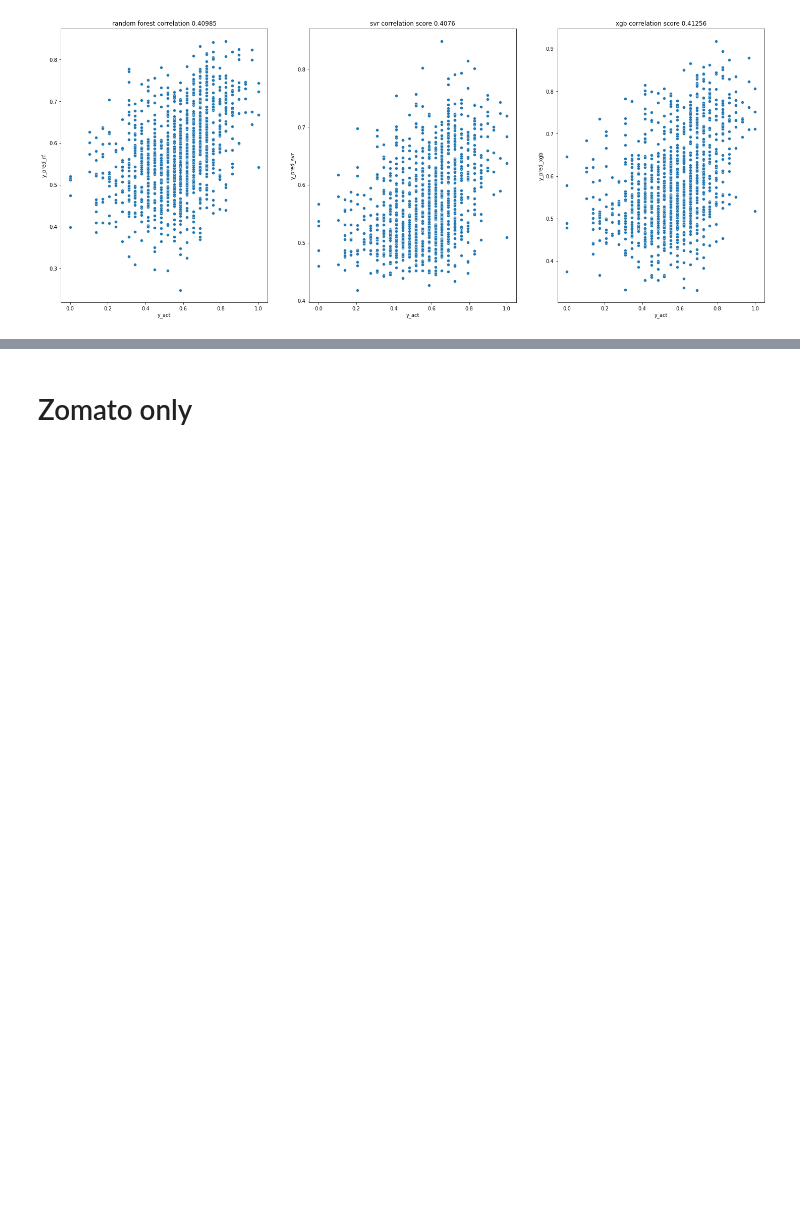
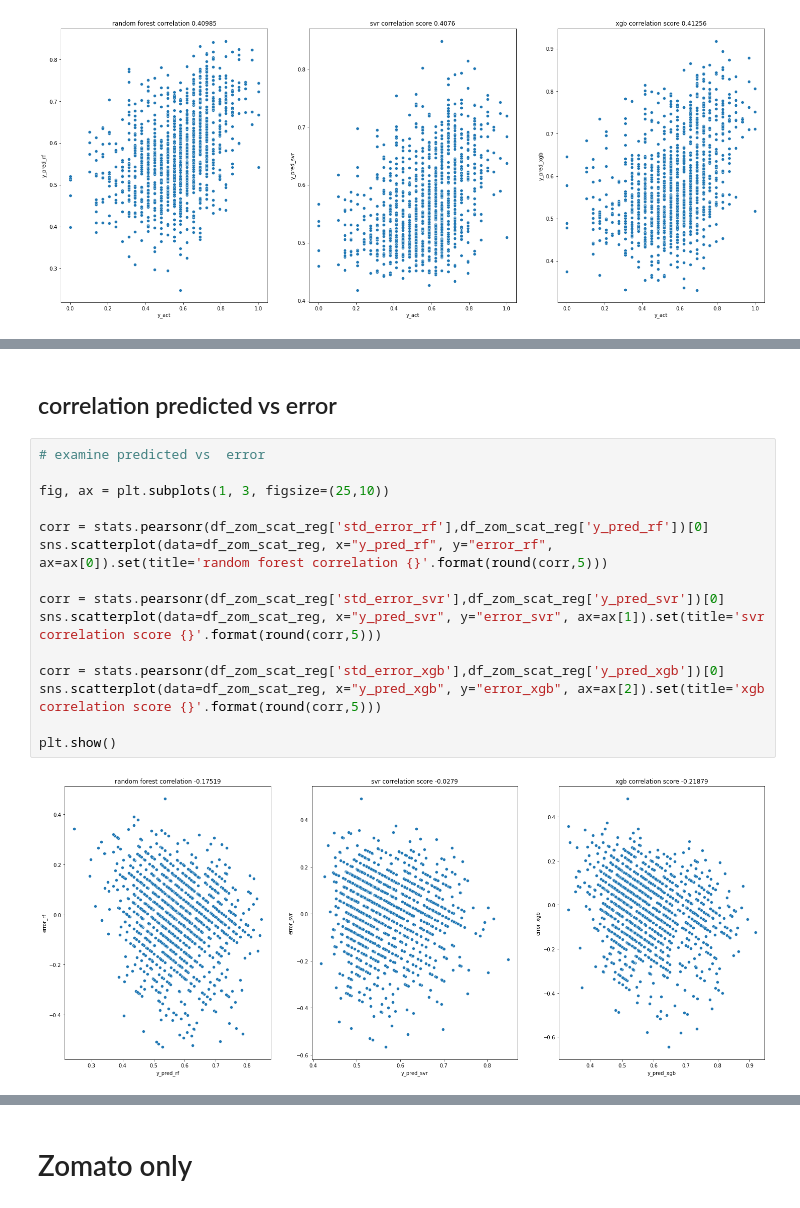
Before and after one commit to adamaulia/AdamThesis, a Jupyter notebook: 5_error_regression.ipynb, the cells around one changed output, grey strips where cells are left out. Cells and saved outputs as stored; diff of their text form; blank space fills up the shorter version.

```diff
--- a/5_error_regression.ipynb
+++ b/5_error_regression.ipynb
@@ -181,3 +188,22 @@ sns.scatterplot(data=df_zom_scat_reg, x="y_pred_xgb", y="std_error_xgb", ax=ax[2
 plt.show()
 # %% [output]
 [figure]
+# %% [markdown]
+## correlation predicted vs error
+# %%
+# examine predicted vs  error
+
+fig, ax = plt.subplots(1, 3, figsize=(25,10))
+
+corr = stats.pearsonr(df_zom_scat_reg['std_error_rf'],df_zom_scat_reg['y_pred_rf'])[0]
+sns.scatterplot(data=df_zom_scat_reg, x="y_pred_rf", y="error_rf", ax=ax[0]).set(title='random forest correlation {}'.format(round(corr,5)))
+
+corr = stats.pearsonr(df_zom_scat_reg['std_error_svr'],df_zom_scat_reg['y_pred_svr'])[0]
+sns.scatterplot(data=df_zom_scat_reg, x="y_pred_svr", y="error_svr", ax=ax[1]).set(title='svr correlation score {}'.format(round(corr,5)))
+
+corr = stats.pearsonr(df_zom_scat_reg['std_error_xgb'],df_zom_scat_reg['y_pred_xgb'])[0]
+sns.scatterplot(data=df_zom_scat_reg, x="y_pred_xgb", y="error_xgb", ax=ax[2]).set(title='xgb correlation score {}'.format(round(corr,5)))
+
+plt.show()
+# %% [output]
+[figure, added]
```
Also changed, not shown: parts of 21 cells of this notebook.
